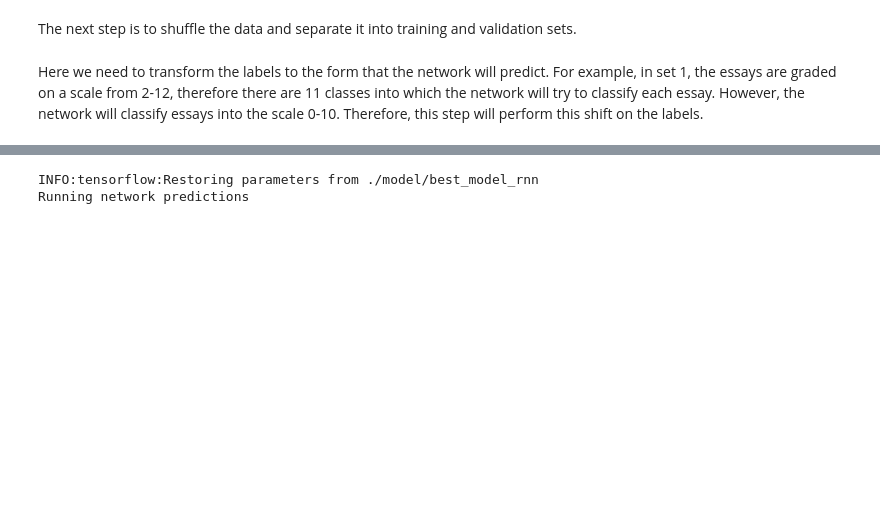
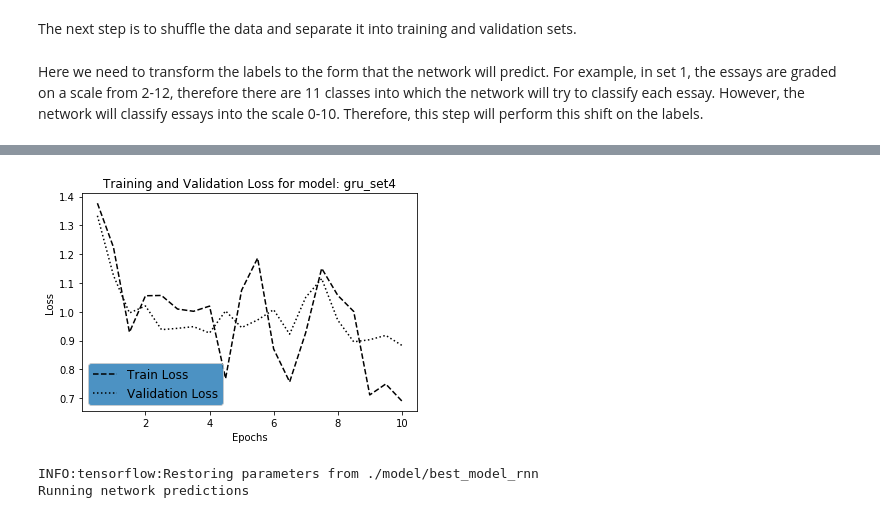
Before and after one commit to ac4391/EssayGrader, a Jupyter notebook: EssayGrader.ipynb, the cells around one changed output, grey strips where cells are left out. Drawn from its saved outputs; the diff is of its cells as text; code cells hidden in the pictures; blank space fills up the shorter version.

```diff
--- a/EssayGrader.ipynb
+++ b/EssayGrader.ipynb
@@ -182,7 +208,7 @@ There are 1201 training essays, each of shape 120 x 200
 The next step is to shuffle the data and separate it into training and validation sets.
 # %%
 X, y = shuffle(X, y)
-X_train, y_train, X_val, y_val = train_val_split(X, y, train_prop=0.8)
+X_train, y_train, X_val, y_val = train_val_split(X, y, train_prop=0.85)
 # %% [markdown]
 Here we need to transform the labels to the form that the network will predict. For example, in set 1, the essays are graded on a scale from 2-12, therefore there are 11 classes into which the network will try to classify each essay. However, the network will classify essays into the scale 0-10. Therefore, this step will perform this shift on the labels.
 # %%
@@ -208,7 +265,0 @@ my_net = RNN(num_classes, batch_size, seq_length, embed_size=embed_size, cell_ty
-# %%
-X_val_short = X_val[:batch_size]
-y_val_short = y_val[:batch_size]
-n_epochs = 10
-
-print('Training Network...')
-my_net.train(batch_gen, X_val_short, y_val_short, n_epochs, n_batches)
@@ -232,0 +266,5 @@ Epoch 10, step 30 loss: 0.2391  validation accuracy: 0.6875  0.1732 sec/batch
+# %%
+print('Training Network...')
+train_loss_hist, val_loss_hist = my_net.train(batch_gen, X_val_t, y_val_t,\
+                                              n_epochs, n_batches, save_every_n=5,\
+                                              model_name=model_name)
@@ -233,3 +289,25 @@ Epoch 10, step 30 loss: 0.2391  validation accuracy: 0.6875  0.1732 sec/batch
+# %%
+# Extract Loss data for plotting
+x = []
+train_loss = []
+val_loss = []
+for k,v in train_loss_hist.items():
+    x.append(k[0]-1+k[1]/n_batches)
+    train_loss.append(v)
+    val_loss.append(val_loss_hist[k])
+# %%
+fig, ax = plt.subplots()
+ax.plot(x, train_loss, 'k--', label='Train Loss')
+ax.plot(x, val_loss, 'k:', label='Validation Loss')
+
+legend = ax.legend(loc='lower left', shadow=False, fontsize='large')
+legend.get_frame().set_facecolor('C0')
+plt.title('Training and Validation Loss for model: '+model_name)
+plt.xlabel('Epochs')
+plt.ylabel('Loss')
+plt.show()
+# %% [output]
+[figure, added]
 # %%
 batch_size = X_val.shape[0]
 seq_length = X_val.shape[1]
```
Also changed, not shown: parts of 27 cells of this notebook, 3 other files.
